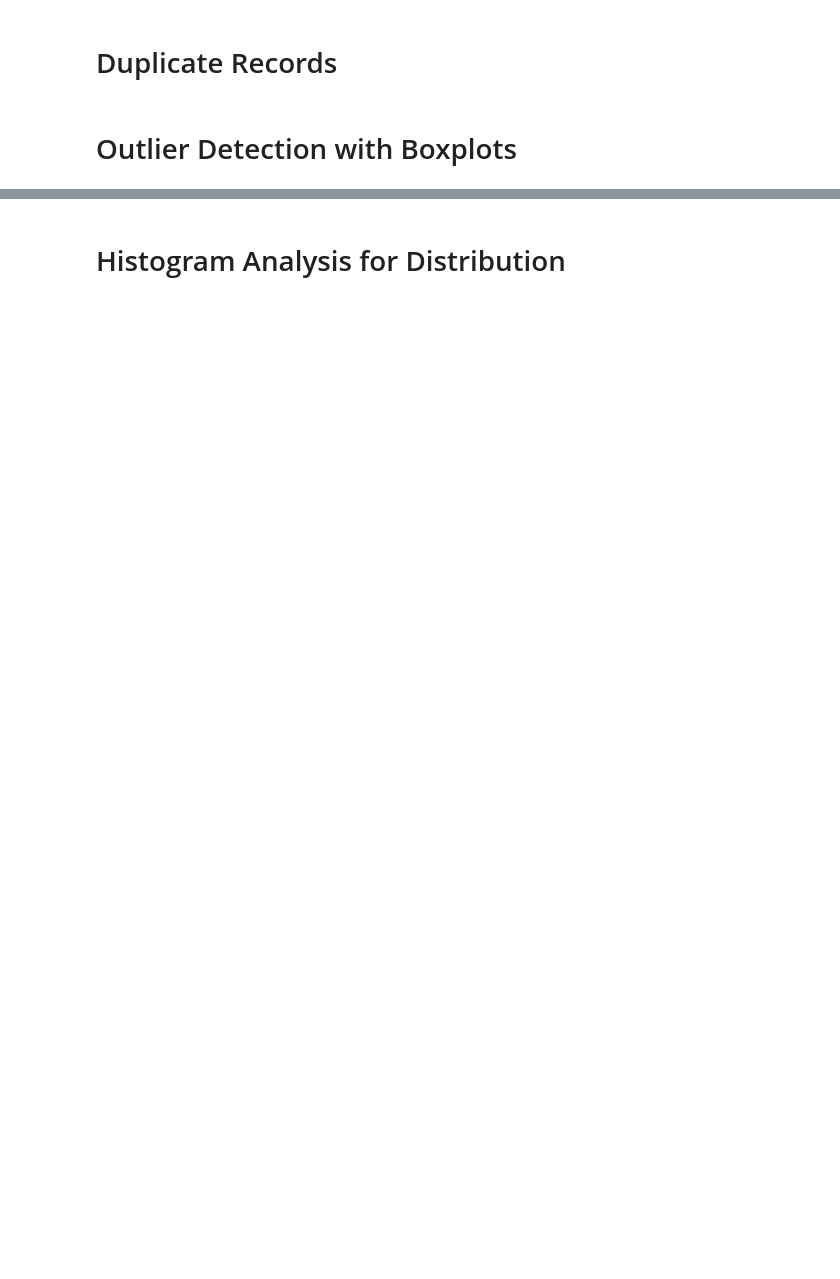
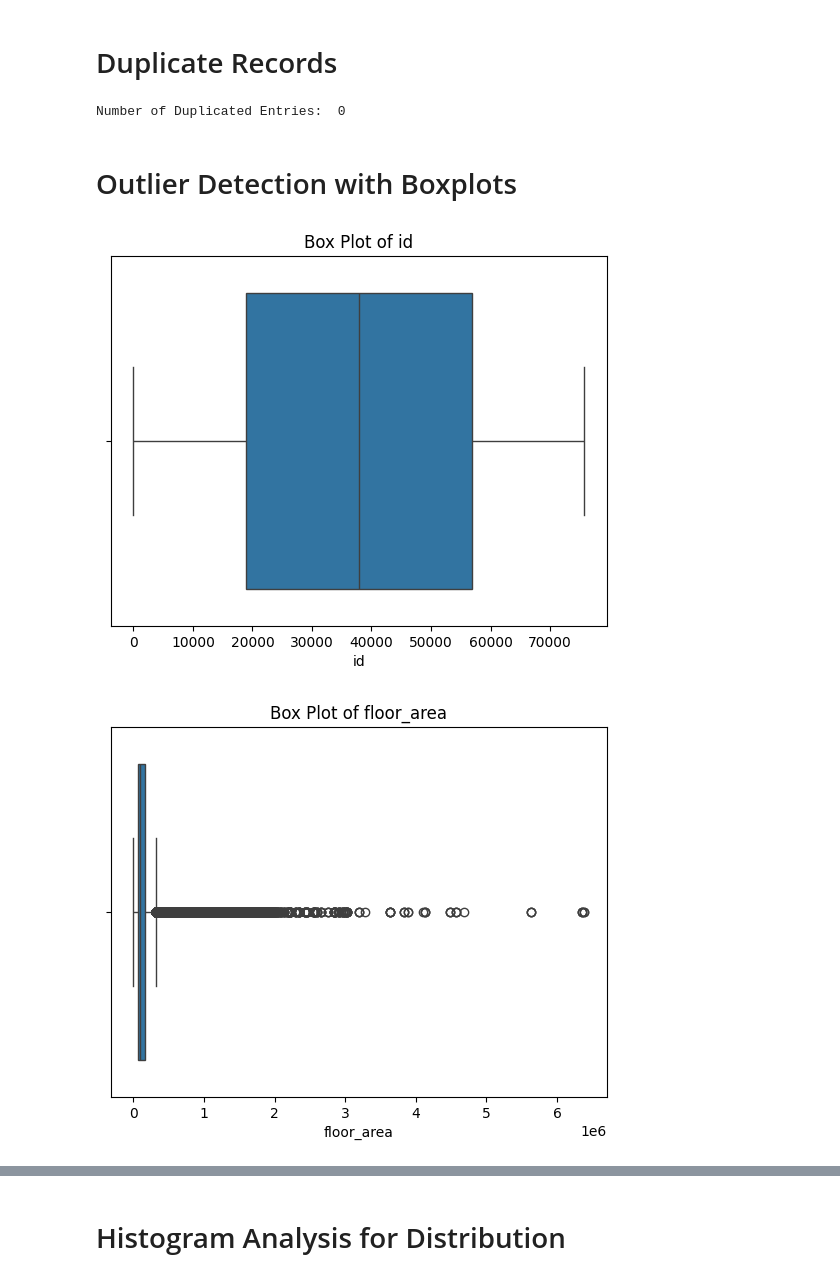
Before and after one commit to efazHossain/DATA-3421, a Jupyter notebook: Homeworks/Efaz_HW2/Efaz_HW2.ipynb, the cells around one changed output, grey strips where cells are left out. Drawn from its saved outputs; the diff is of its cells as text; code cells hidden in the pictures; blank space fills up the shorter version.

Commit message:
Worked on HW2 | Made plots

```diff
--- a/Homeworks/Efaz_HW2/Efaz_HW2.ipynb
+++ b/Homeworks/Efaz_HW2/Efaz_HW2.ipynb
@@ -98,4 +115,20 @@ There are multiple ways to handle the missing data in the dataset, so we'll expl
 # %% [markdown]
 # Duplicate Records
+# %%
+duplicates= c_df.duplicated().sum()
+print("Number of Duplicated Entries: ",duplicates)
+# %% [output]
+Number of Duplicated Entries:  0
+# %%
+# Let's drop the duplicated data
+c_df = c_df.drop_duplicates()
 # %% [markdown]
 # Outlier Detection with Boxplots
+# %%
+for col in c_df.select_dtypes(include=['number']).columns:
+    sns.boxplot(x=c_df[col])
+    plt.title(f"Box Plot of {col}")
+    plt.show()
+# %% [output]
+[figure, added]
+[figure, added]
```
Also changed, not shown: parts of 13 cells of this notebook.
